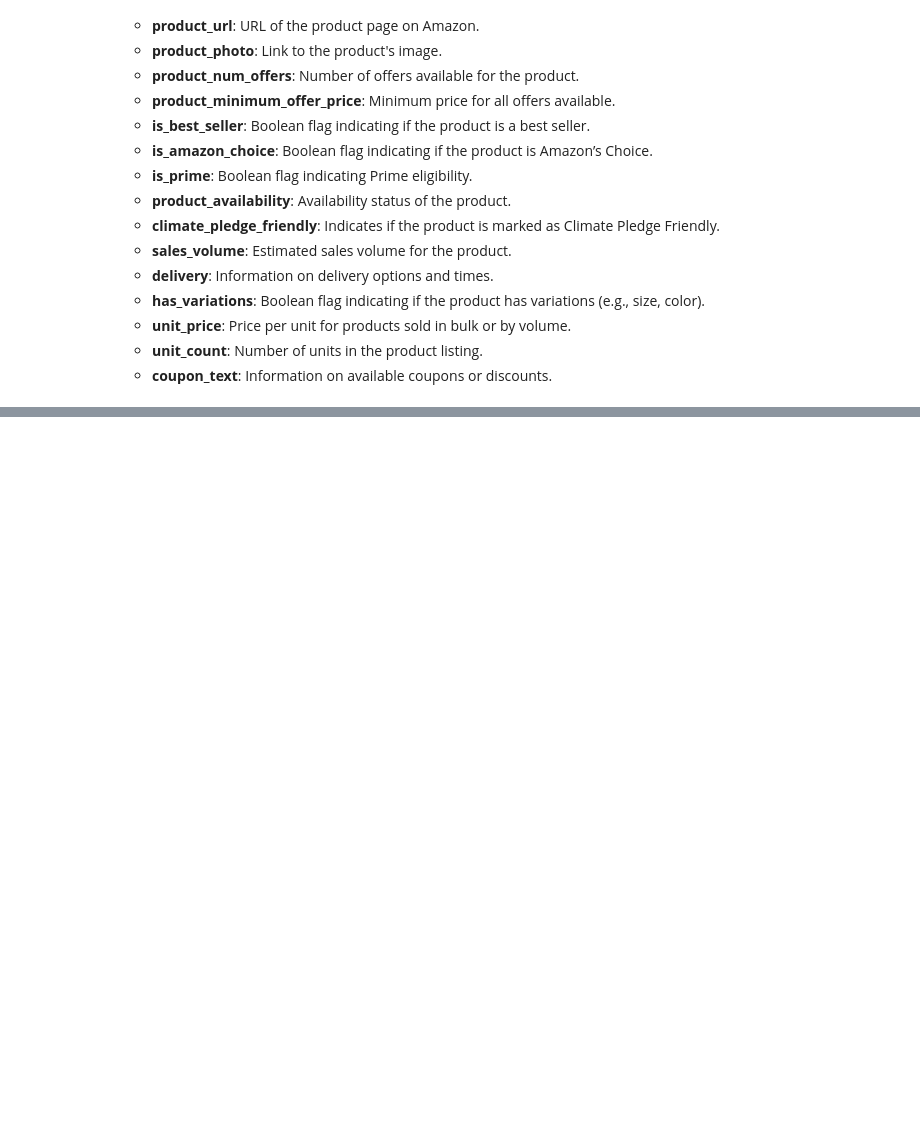
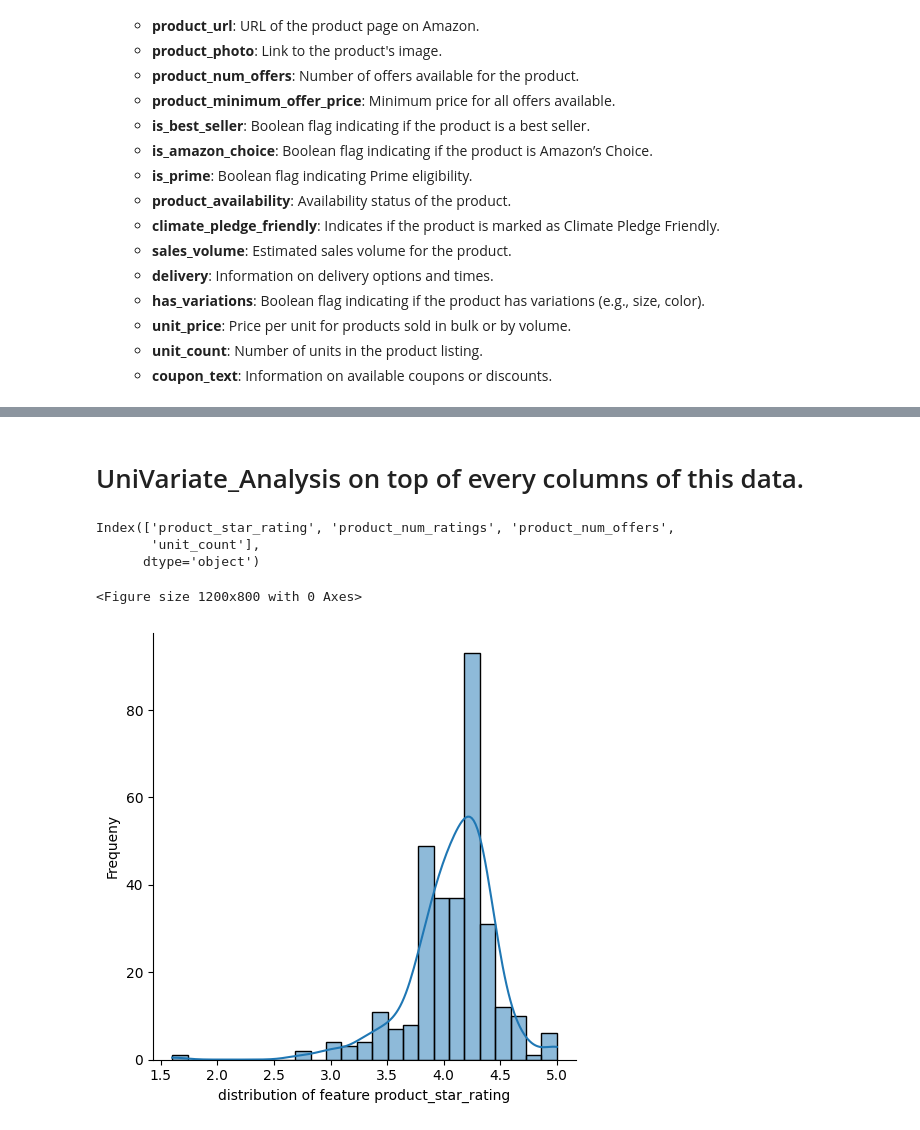
Before and after one commit to ankitgaur0/Amazon-Data-Machine-Learning, a Jupyter notebook: analysis/EDA.ipynb, the cells around one changed output, grey strips where cells are left out. Cells and saved outputs as stored; diff of their text form; code cells hidden in the pictures; blank space fills up the shorter version.

```diff
--- a/analysis/EDA.ipynb
+++ b/analysis/EDA.ipynb
@@ -289,0 +333,20 @@ Name: delivery, Length: 92, dtype: int64
+# %% [markdown]
+# UniVariate_Analysis on top of every columns of this data.
+# %%
+#first drop the duplicate values ,so that will not creating missconception over visualization .
+new_df=df[~df.duplicated()]
+# %%
+from analysis.analysis_src.UniVariate_analysis import UniVariate_Analysis,UniVariate_Analysis_Strategies,Numerical_data_Strategy,Categorical_data_Strategy
+uni_variate=UniVariate_Analysis(strategy=Numerical_data_Strategy())
+# %%
+numerical_columns=df.select_dtypes(exclude=["object","bool"]).columns
+numerical_columns
+# %% [output]
+Index(['product_star_rating', 'product_num_ratings', 'product_num_offers',
+       'unit_count'],
+      dtype='object')
+# %%
+uni_variate.execute_strategy(new_df,"product_star_rating")
+# %% [output]
+<Figure size 1200x800 with 0 Axes>
+[figure, added]
```
Also changed, not shown: parts of 20 cells of this notebook.
